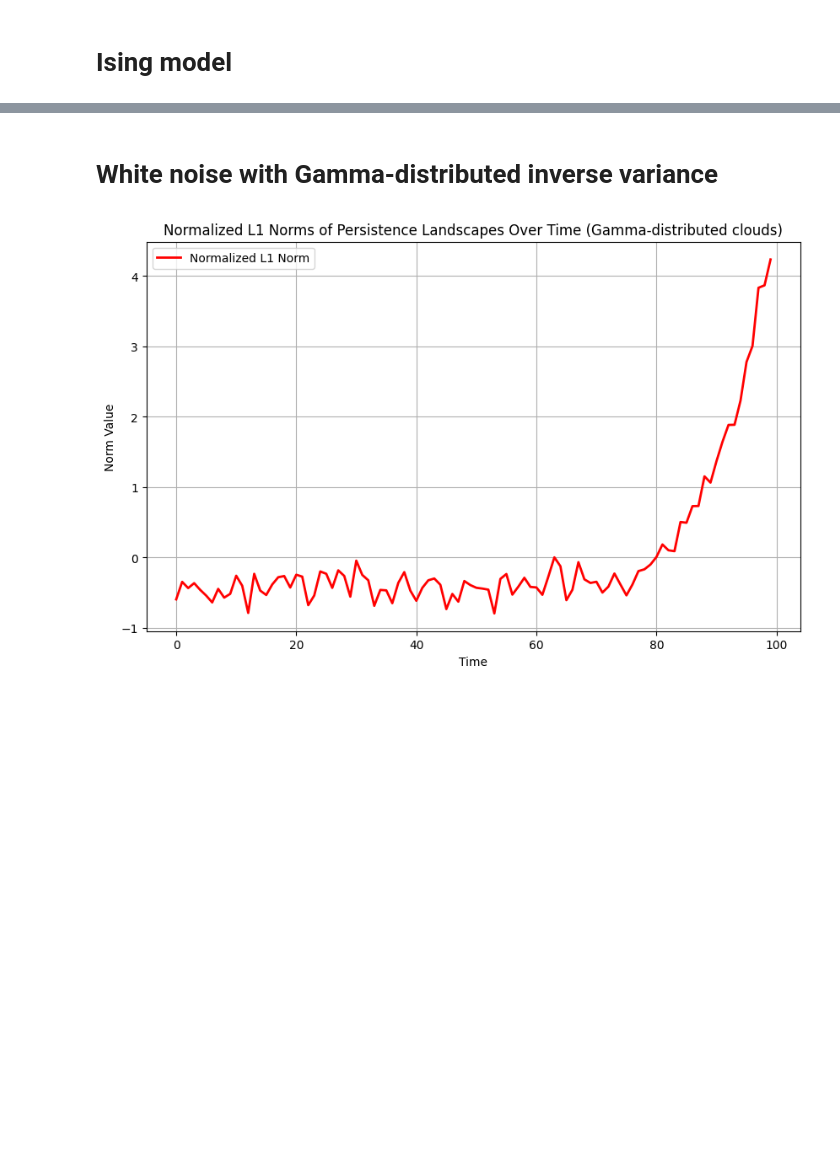
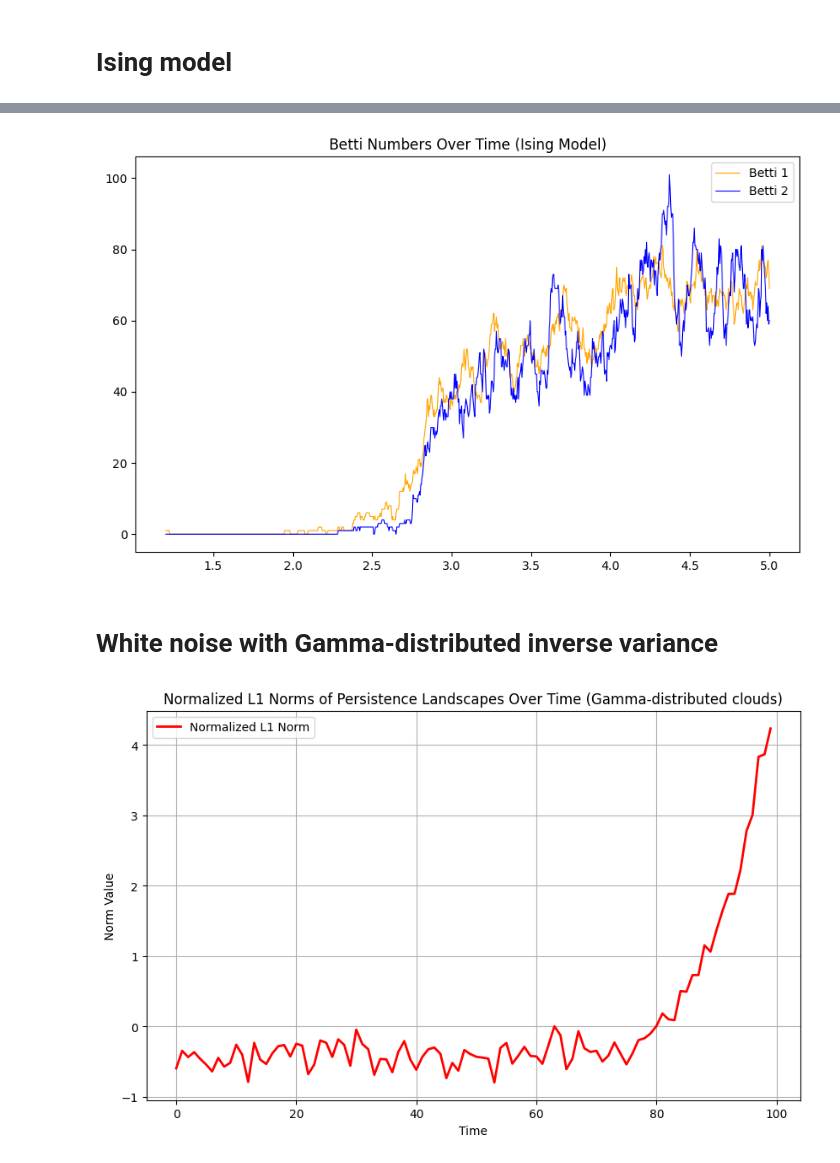
Before and after one commit to eliottprdlx/tda_finance, a Jupyter notebook: experiments.ipynb, the cells around one changed output, grey strips where cells are left out. Drawn from its saved outputs; the diff is of its cells as text; code cells hidden in the pictures; blank space fills up the shorter version.

```diff
--- a/experiments.ipynb
+++ b/experiments.ipynb
@@ -220,3 +238,21 @@ First value and second value in range are the same: grid is made of resolution c
+# %%
+# plot Betti numbers over time
+betti_1 = []
+betti_2 = []
+for diag in diagrams_ising:
+    b1 = np.sum(diag[1][:, 1] - diag[1][:, 0] > 0)
+    b2 = np.sum(diag[2][:, 1] - diag[2][:, 0] > 0)
+    betti_1.append(b1)
+    betti_2.append(b2)
+
+plt.figure(figsize=(10, 6))
+plt.plot(tempratures[w:], betti_1, label='Betti 1', color='orange', linewidth=0.8)
+plt.plot(tempratures[w:], betti_2, label='Betti 2', color='blue', linewidth=0.8)
+plt.title("Betti Numbers Over Time (Ising Model)")
+plt.legend()
+plt.show()
+# %% [output]
+[figure, added]
 # %% [markdown]
 # White noise with Gamma-distributed inverse variance
 # %%
```
Also changed, not shown: parts of 8 cells of this notebook.
